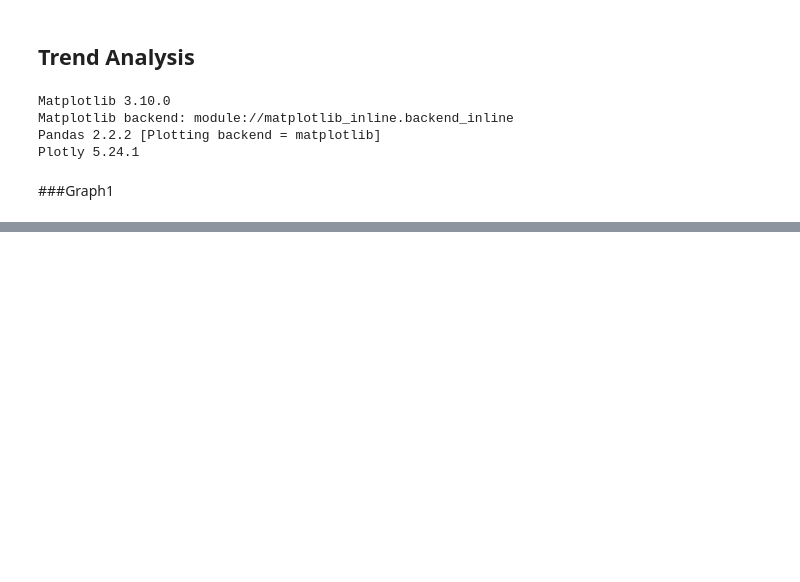
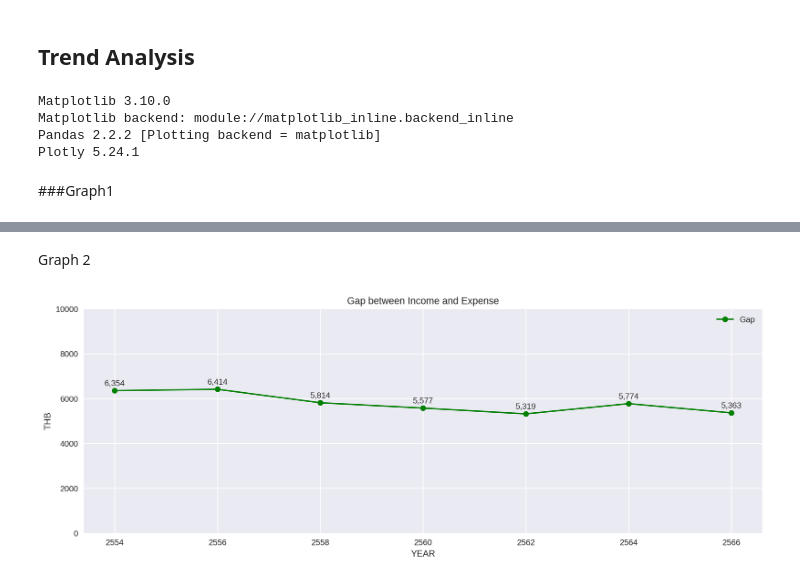
Before and after one commit to JidapaBur/TH_Avg_HouseholdIncome, a Jupyter notebook: TH_Avg_HouseholdIncome.ipynb, the cells around one changed output, grey strips where cells are left out. Cells and saved outputs as stored; diff of their text form; code cells hidden in the pictures; blank space fills up the shorter version.

```diff
--- a/TH_Avg_HouseholdIncome.ipynb
+++ b/TH_Avg_HouseholdIncome.ipynb
@@ -164,0 +176,28 @@ plt.show()
+# %% [markdown]
+Graph 2
+# %%
+# Figure setting
+plt.figure(figsize=(15,5), dpi=250)
+ax = plt.gca()
+
+# Plot line
+tb.plot.line(ax=ax, x='YEAR', y='Gap',color='green' , marker='o', title='Gap between Income and Expense', ylabel='THB', label='Gap')
+
+# แกน X
+_ = plt.setp(ax.get_xticklabels(), rotation=0, horizontalalignment='center')
+
+# แกน Y
+plt.ylim(0, 10000)
+
+# Add value labels
+for x, y in zip(tb['YEAR'], tb['Gap']):
+    ax.text(x, y + 150, f'{y:,.0f}', ha='center', va='bottom', fontsize=10)
+
+# Show legend (optional)
+ax.legend()
+
+# Save and show
+plt.savefig('monthly_income_expense.png')
+plt.show()
+# %% [output]
+[figure, added]
```
Also changed, not shown: parts of 3 cells of this notebook.
